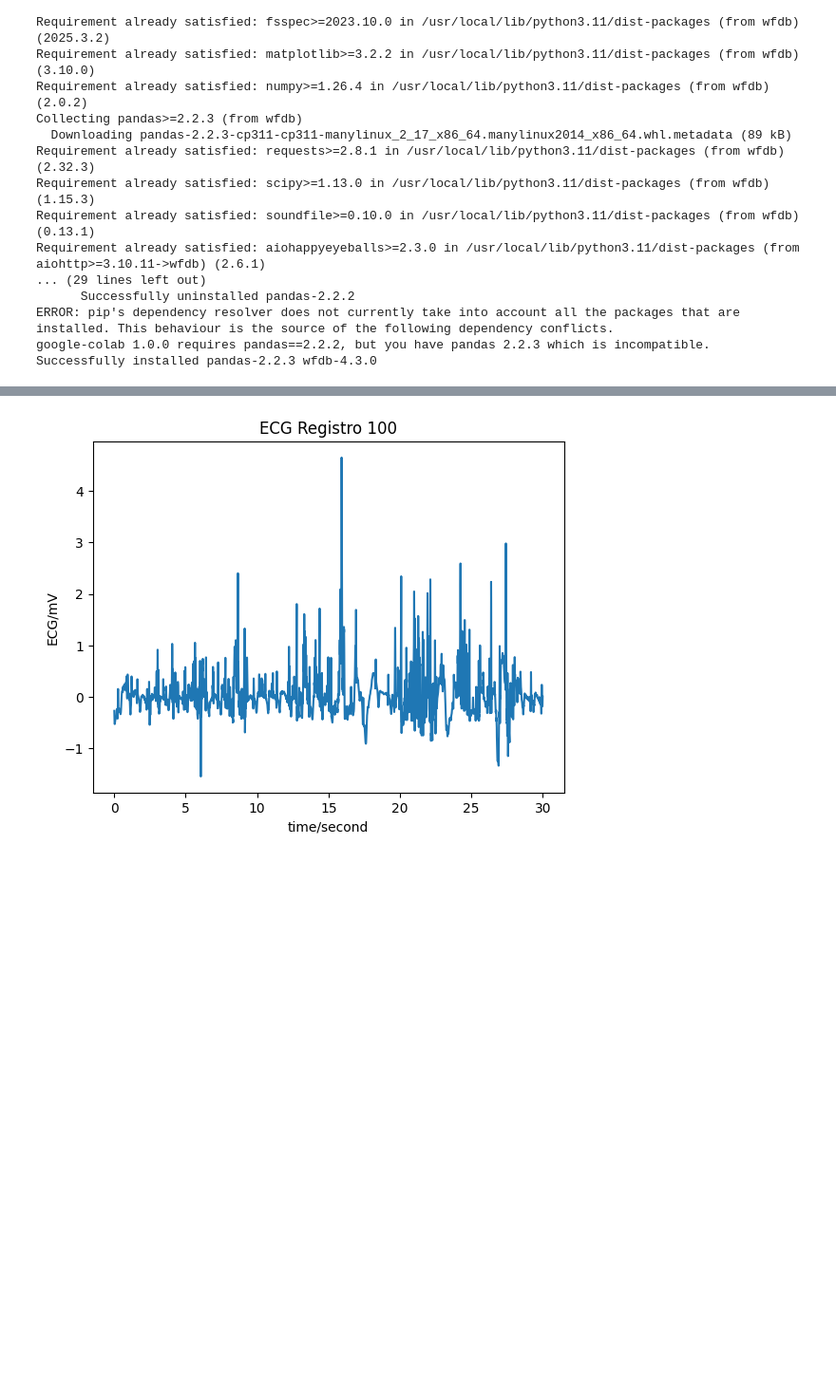
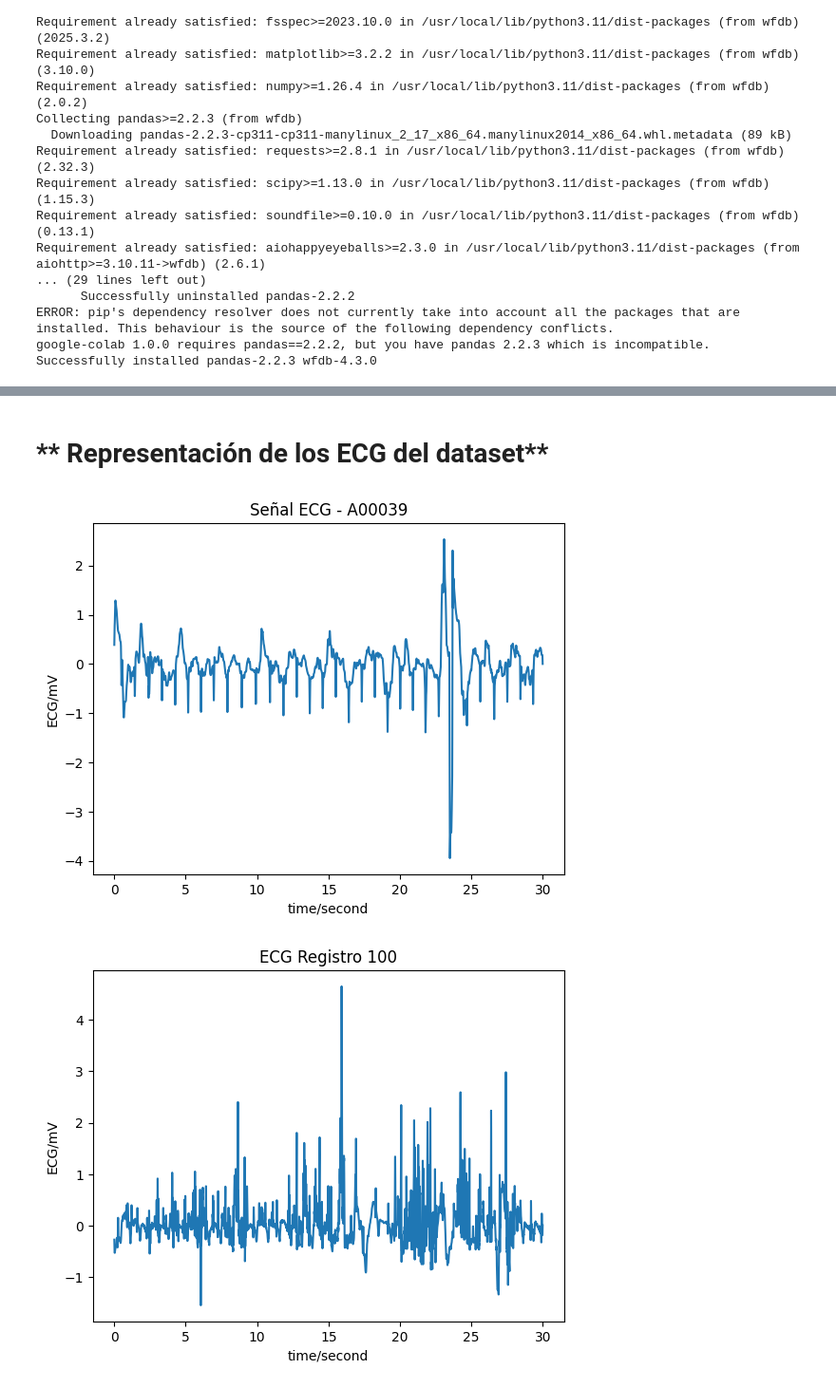
Before and after one commit to PaulaCuesta/TFG_IngenieriaSalud, a Jupyter notebook: CargaDatos.ipynb, the cells around one changed output, grey strips where cells are left out. Shown: that part at 95% size. Drawn from its saved outputs; the diff is of its cells as text; code cells hidden in the pictures; blank space fills up the shorter version.

```diff
--- a/CargaDatos.ipynb
+++ b/CargaDatos.ipynb
@@ -66,0 +96,7 @@ Finished downloading files
+# %%
+# Establecemos las rutas que necesitamos para poder llevar a cabo la descarga y almacenar los archivos correspondientes, respectivamente y llamamos a la función que realiza esto.
+
+ruta_validacion = "/content/drive/MyDrive/dataset_ECG/challenge2017/validacion"
+ruta_physionet2 = "challenge-2017/validation"
+
+descarga_archivos_physionet (ruta_validacion, ruta_physionet2)
@@ -66,0 +287,10 @@ Finished downloading files
+# %% [markdown]
+# ** Representación de los ECG del dataset**
+# %%
+registro_base = archivos_drive[0].replace('.hea', '')
+ruta_completa = os.path.join(ruta_validacion, registro_base)
+
+record = wfdb.rdrecord(ruta_completa)
+wfdb.plot_wfdb(record=record, title=f"Señal ECG - {registro_base}")
+# %% [output]
+[figure, added]
```
Also changed, not shown: parts of 26 cells of this notebook.
